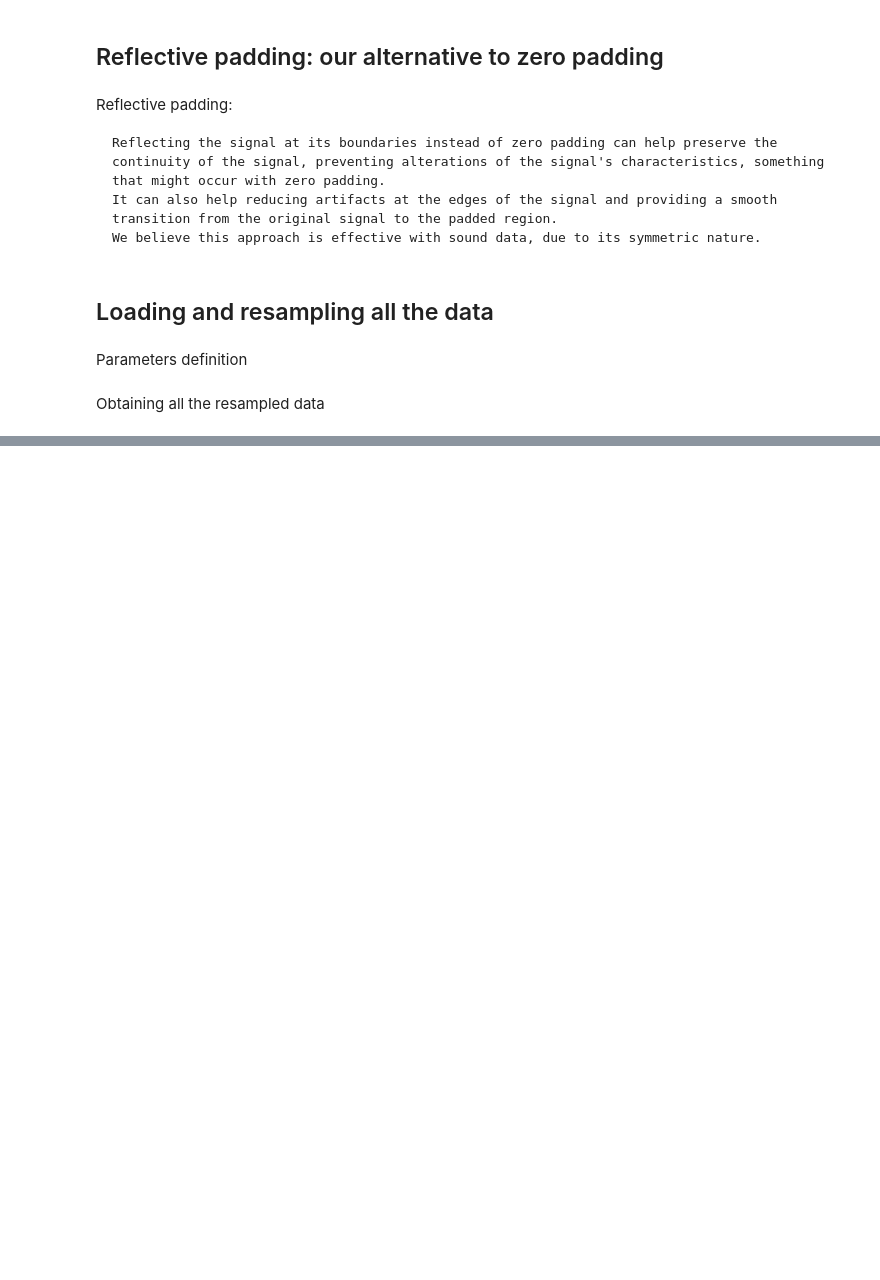
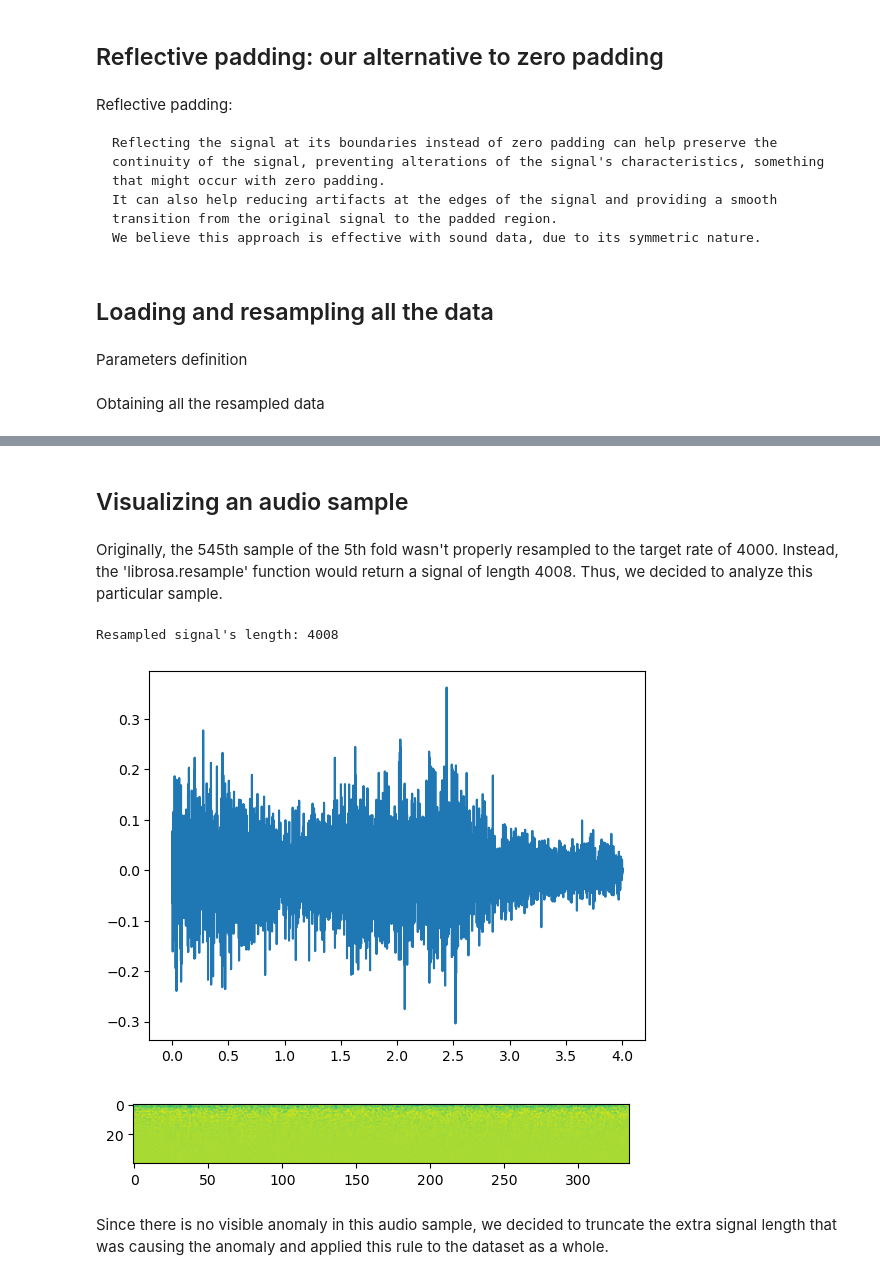
Before and after one commit to Gonto03/AC-II-project, a Jupyter notebook: Data preprocessing.ipynb, the cells around one changed output, grey strips where cells are left out. Cells and saved outputs as stored; diff of their text form; code cells hidden in the pictures; blank space fills up the shorter version.

Commit message:
resampling bug on fold 5 fixed

```diff
--- a/Data preprocessing.ipynb
+++ b/Data preprocessing.ipynb
@@ -103,0 +84,28 @@ ValueError: could not broadcast input array from shape (4008,) into shape (4000,
+# %% [markdown]
+## Visualizing an audio sample
+# %% [markdown]
+Originally, the 545th sample of the 5th fold wasn't properly resampled to the target rate of 4000. Instead, the 'librosa.resample' function would return a signal of length 4008.
+Thus, we decided to analyze this particular sample.
+# %%
+_wav_dir_="../UrbanSound8K/audio/fold5/"
+files = librosa.util.find_files(_wav_dir_)
+sample = files[545]
+
+signal, rate = librosa.load(sample, sr=None)
+new_signal = librosa.resample(signal, orig_sr=rate, target_sr=target_rate)
+print(f"Resampled signal's length: {len(new_signal)}")
+sig_mfcc =librosa.feature.mfcc(y=new_signal,sr=target_rate,n_fft=n_fft,hop_length=hop_length,win_length=win_length,n_mfcc=n_mfcc)
+
+plt.figure()
+plt.plot(np.asarray(list(range(4008)))/1000,new_signal)
+plt.show()
+
+plt.figure()
+plt.imshow(sig_mfcc)
+plt.show()
+# %% [output]
+Resampled signal's length: 4008
+[figure, added]
+[figure, added]
+# %% [markdown]
+Since there is no visible anomaly in this audio sample, we decided to truncate the extra signal length that was causing the anomaly and applied this rule to the dataset as a whole.
```
Also changed, not shown: parts of 1 cell of this notebook, 1 other file.
